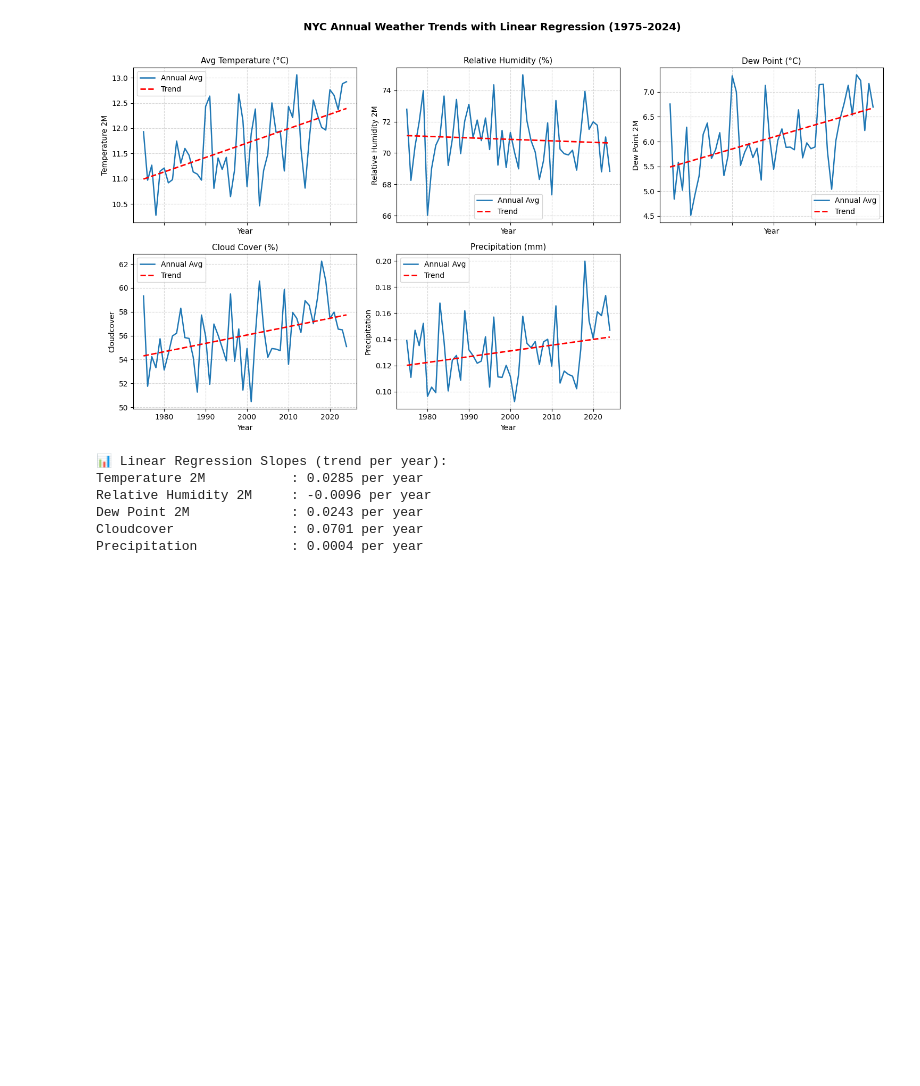
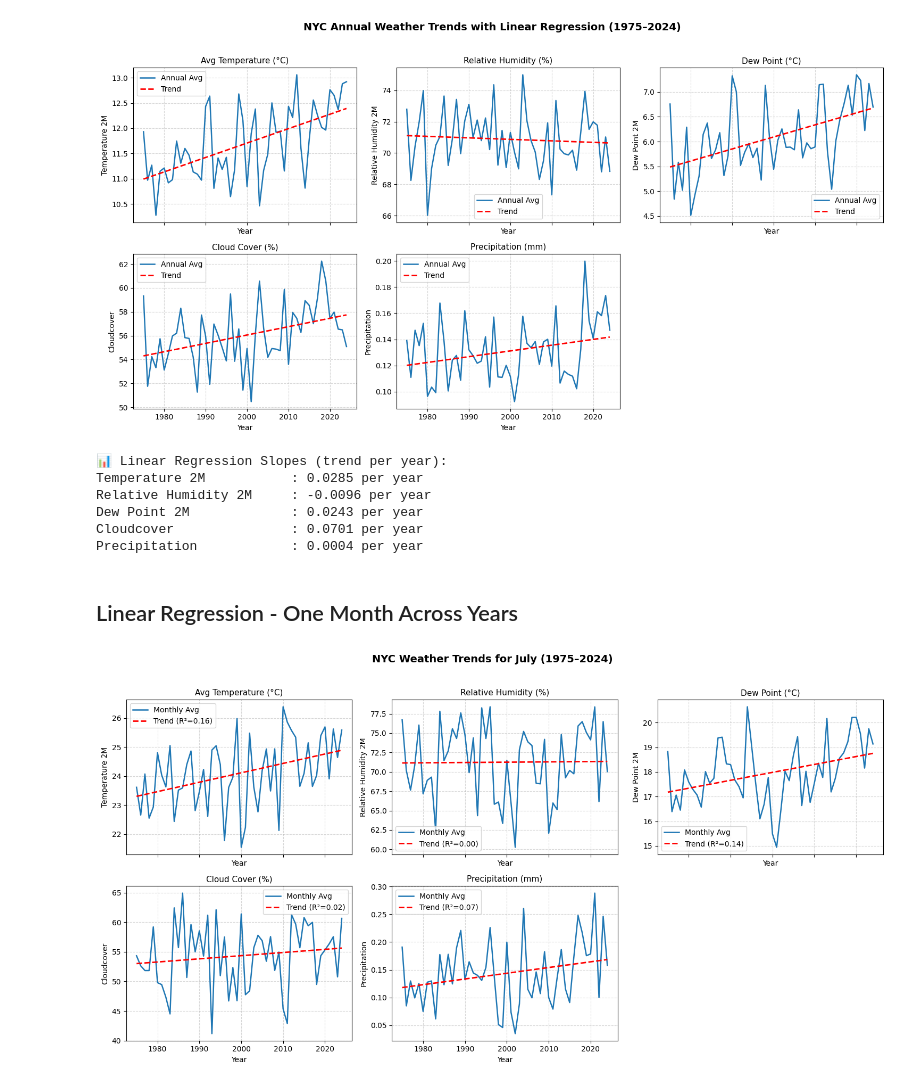
Before and after one commit to christiantuttle7/data-mine-crtuttle, a Jupyter notebook: LinearRegression.ipynb, the cells around one changed output. Cells and saved outputs as stored; diff of their text form; code cells hidden in the pictures; blank space fills up the shorter version.

```diff
--- a/LinearRegression.ipynb
+++ b/LinearRegression.ipynb
@@ -94,3 +94,83 @@ Relative Humidity 2M     : -0.0096 per year
 Dew Point 2M             : 0.0243 per year
 Cloudcover               : 0.0701 per year
 Precipitation            : 0.0004 per year
+# %% [markdown]
+## Linear Regression - One Month Across Years
+# %%
+import numpy as np
+import matplotlib.pyplot as plt
+import pandas as pd
+
+# --- Choose the month you want (1 = Jan, 2 = Feb, ..., 12 = Dec) ---
+target_month = 7   # example: July
+
+# --- Filter daily data for that month across all years ---
+monthly = daily[pd.to_datetime(daily["date"]).dt.month == target_month].copy()
+
+# --- Average each variable by year for that month ---
+monthly_avg = monthly.groupby("year")[[
+    "temperature_2m",
+    "relative_humidity_2m",
+    "dew_point_2m",
+    "cloudcover",
+    "precipitation"
+]].mean()
+
+years = monthly_avg.index.values.astype(float)
+
+# --- Create a 2×3 grid of subplots ---
+fig, axes = plt.subplots(2, 3, figsize=(15, 8), sharex=True)
+axes = axes.flatten()
+
+titles = {
+    "temperature_2m": "Avg Temperature (°C)",
+    "relative_humidity_2m": "Relative Humidity (%)",
+    "dew_point_2m": "Dew Point (°C)",
+    "cloudcover": "Cloud Cover (%)",
+    "precipitation": "Precipitation (mm)"
+}
+
+# --- Loop through each weather variable ---
+for i, var in enumerate(monthly_avg.columns):
+    y = monthly_avg[var].values
+    ax = axes[i]
+
+    # Plot yearly values
+    ax.plot(years, y, color="tab:blue", linewidth=1.8, label="Monthly Avg")
+
+    # Linear regression fit
+    slope, intercept = np.polyfit(years, y, 1)
+    trend = slope * years + intercept
+
+    # Compute R²
+    ss_res = np.sum((y - trend) ** 2)
+    ss_tot = np.sum((y - np.mean(y)) ** 2)
+    r2 = 1 - (ss_res / ss_tot)
+
+    # Plot regression line
+    ax.plot(years, trend, color="red", linestyle="--", linewidth=2,
+            label=f"Trend (R²={r2:.2f})")
+
+    # Titles and labels
+    ax.set_title(titles[var], fontsize=11)
+    ax.set_xlabel("Year")
+    ax.set_ylabel(var.replace("_", " ").title())
+    ax.grid(True, linestyle="--", alpha=0.5)
+    ax.legend()
+
+# Hide any empty subplot (6th box)
+fig.delaxes(axes[-1])
+
+# Figure title
+month_name = pd.to_datetime(f"2024-{target_month}-01").strftime("%B")
+fig.suptitle(f"NYC Weather Trends for {month_name} (1975–2024)", fontsize=14, weight="bold")
+plt.tight_layout(rect=[0, 0, 1, 0.96])
+plt.show()
+
+# --- Optional: show slopes for each variable ---
+print(f"\n📈 Linear Regression Slopes for {month_name}:")
+for var in monthly_avg.columns:
+    slope, _ = np.polyfit(years, monthly_avg[var].values, 1)
+    print(f"{var.replace('_', ' ').title():25s}: {slope:.4f} per year")
+# %% [output]
+[figure, added]
```
Also changed, not shown: parts of 6 cells of this notebook, 1 other file.
